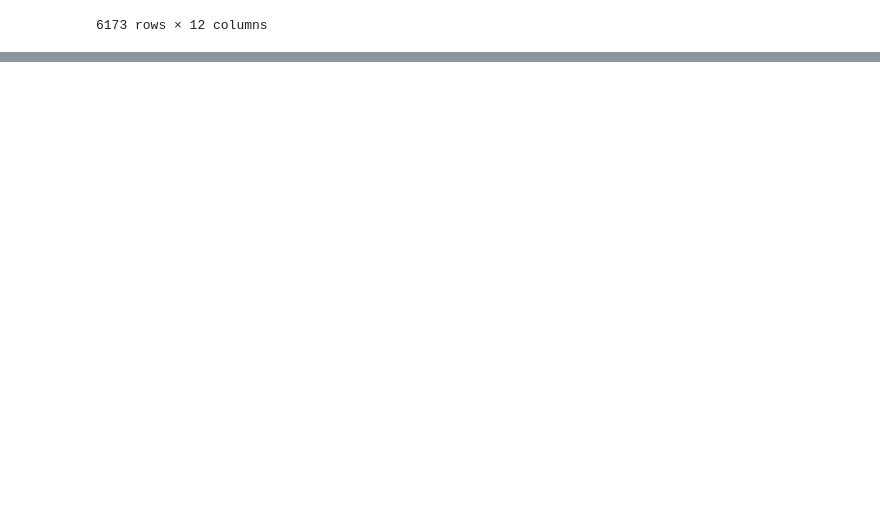
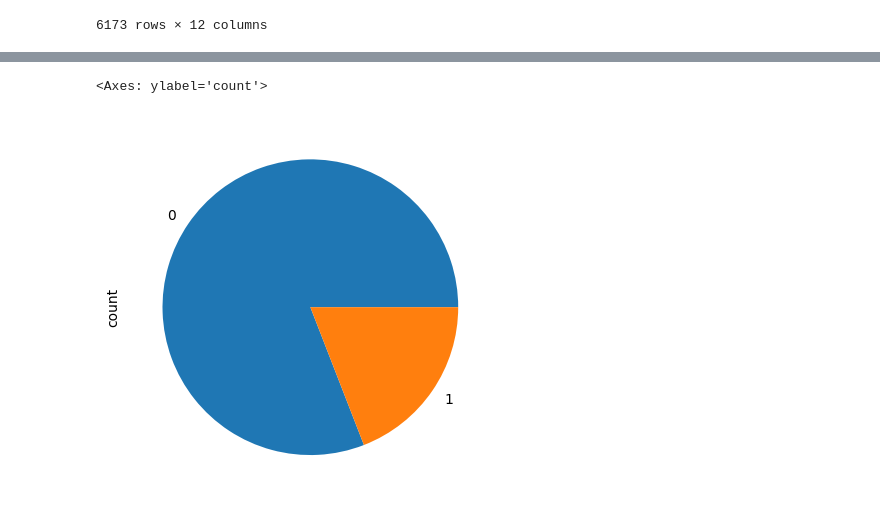
Before and after one commit to harshitgupta240197/Python, a Jupyter notebook: Pandas/Core_Concepts/Filtering.ipynb, the cells around one changed output, grey strips where cells are left out. Drawn from its saved outputs; the diff is of its cells as text; code cells hidden in the pictures; blank space fills up the shorter version.

Commit message:
Filtering and Plotting

```diff
--- a/Pandas/Core_Concepts/Filtering.ipynb
+++ b/Pandas/Core_Concepts/Filtering.ipynb
@@ -560,0 +565,3 @@ netflix[netflix['director'].notna()]
+# %%
+male_survived = titanic[(titanic['sex'] == 'male')].survived.value_counts()
+female_survived = titanic[(titanic['sex'] == 'female')].survived.value_counts()
@@ -560,0 +573,5 @@ netflix[netflix['director'].notna()]
+# %%
+male_survived.plot(kind='pie')
+# %% [output]
+<Axes: ylabel='count'>
+[figure, added]
```
Also changed, not shown: parts of 3 cells of this notebook.
